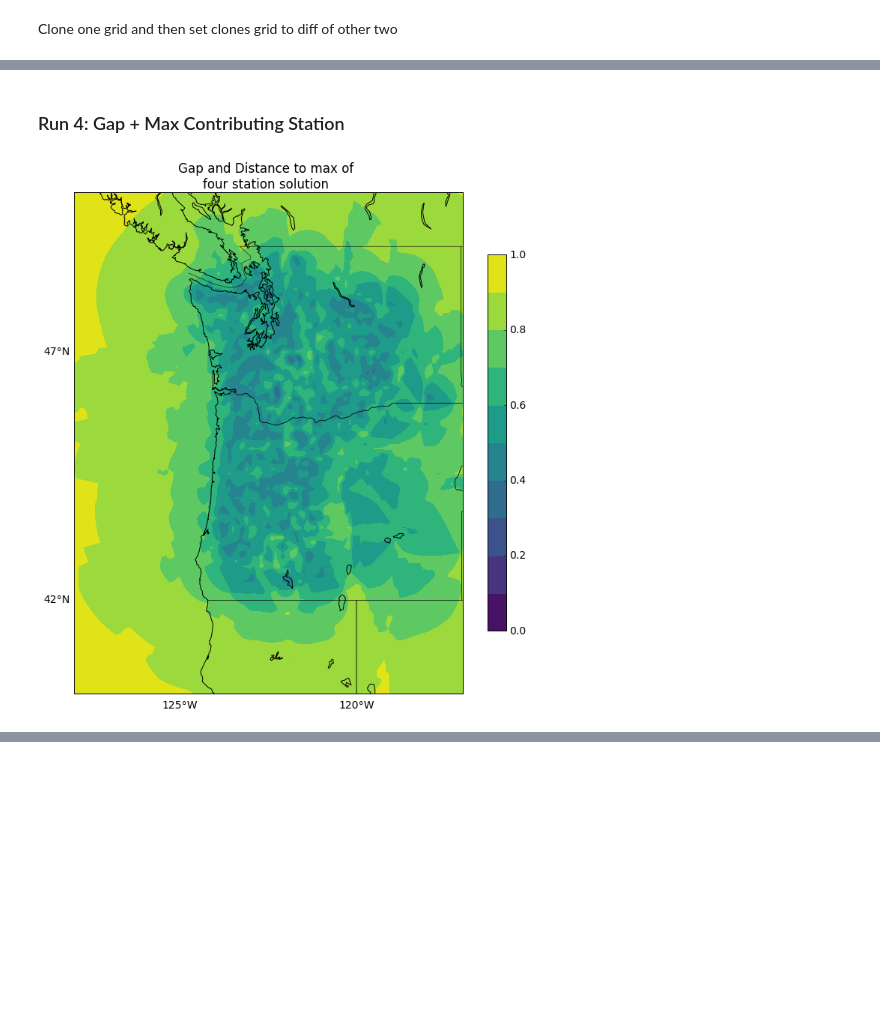
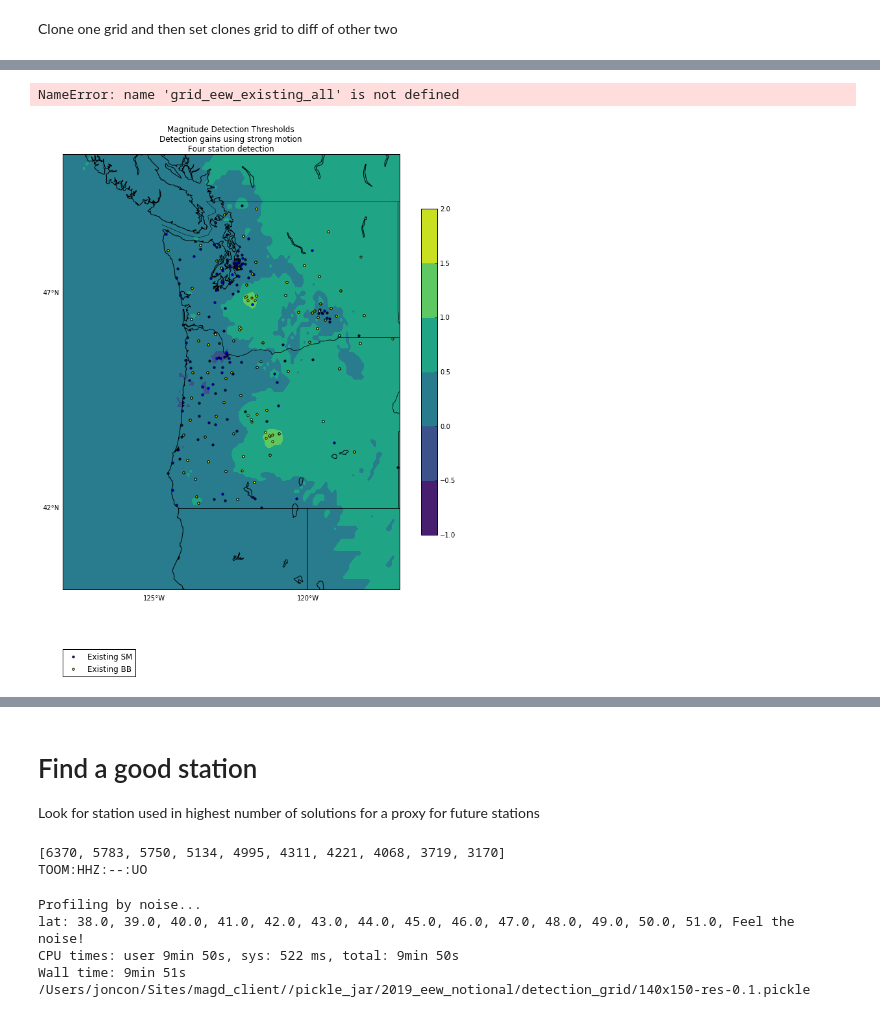
Before and after one commit to pnsn/magd_client, a Jupyter notebook: notebooks/2019_noise_all_pnsn.ipynb, the cells around one changed output, grey strips where cells are left out. Drawn from its saved outputs; the diff is of its cells as text; code cells hidden in the pictures; blank space fills up the shorter version.

```diff
--- a/notebooks/2019_noise_all_pnsn.ipynb
+++ b/notebooks/2019_noise_all_pnsn.ipynb
@@ -382,2 +276,0 @@ path = grid_gap_dist_ave.get_path()
-# %% [markdown]
-### Run 4: Gap + Max Contributing Station
@@ -392,12 +277,30 @@ grid_gap_dist_max.save()
-# %%
-path = grid_gap_dist_max.get_path()
-
-%run -i scripts/plot_heatmap.py \
---path=$path \
---title1='Gap and Distance to max of ' \
---title2='four station solution ' \
---plotwidth=15 \
---color=viridis \
---levels=0,0.1,0.2,0.3,0.4,0.5,0.6,0.7,0.8,0.9,1
-# %% [output]
-[figure, removed]
+# %%
+# PERFORMANCE before solution refactor
+# 14 mins
+#  2 sec
+# 40 sec
+
+# After solution refactor: 11 min
+
+%time grid_eew_existing_diff=grid_eew_existing_all.copy("existing_diff", "diff_all_sm")
+%time grid_eew_existing_diff.matrix=grid_eew_existing_sm.matrix - grid_eew_existing_all.matrix
+%time grid_eew_existing_diff.save()
+print(grid_eew_existing_diff.get_path())
+# %% [output]
+NameError: name 'grid_eew_existing_all' is not defined
+# %%
+# Perfomance 2 min 18 sec
+path = grid_eew_existing_diff.get_path()
+
+%time %run -i scripts/plot_heatmap.py \
+--path=$path \
+--title1='Magnitude Detection Thresholds' \
+--title2='Detection gains using strong motion' \
+--title3='Four station detection' \
+--plotwidth=60 \
+--plotstas=True \
+--plotwidth=15 \
+--color=viridis \
+--levels=-1,-0.5,0,0.5,1,1.5,2
+# %% [output]
+[figure, added]
@@ -403,0 +309,3 @@ path = grid_gap_dist_max.get_path()
+# %% [markdown]
+# Find a good station
+Look for station used in highest number of solutions for a proxy for future stations
@@ -403,0 +314,8 @@ path = grid_gap_dist_max.get_path()
+# %%
+contribs = [ s.contrib_solutions for s in scnls]
+print(contribs)
+template = scnls[0]
+print(template.sta + ":" + template.chan + ":" + template.loc + ":" + template.net)
+# %% [output]
+[6370, 5783, 5750, 5134, 4995, 4311, 4221, 4068, 3719, 3170]
+TOOM:HHZ:--:UO
@@ -403,0 +337,16 @@ path = grid_gap_dist_max.get_path()
+# %%
+# use the template pdf from above to as proxy for notional stations
+name ="2019_eew_notional"
+grid_type = 'detection'
+
+src = {}
+src['notional'] = data_srcs['notional']
+
+%time grid_eew_notional = make_grid(grid_type, src)
+print(grid_eew_notional.get_path())
+# %% [output]
+Profiling by noise...
+lat: 38.0, 39.0, 40.0, 41.0, 42.0, 43.0, 44.0, 45.0, 46.0, 47.0, 48.0, 49.0, 50.0, 51.0, Feel the noise!
+CPU times: user 9min 50s, sys: 522 ms, total: 9min 50s
+Wall time: 9min 51s
+/Users/joncon/Sites/magd_client//pickle_jar/2019_eew_notional/detection_grid/140x150-res-0.1.pickle
```
Also changed, not shown: parts of 80 cells of this notebook, 5 other files.
